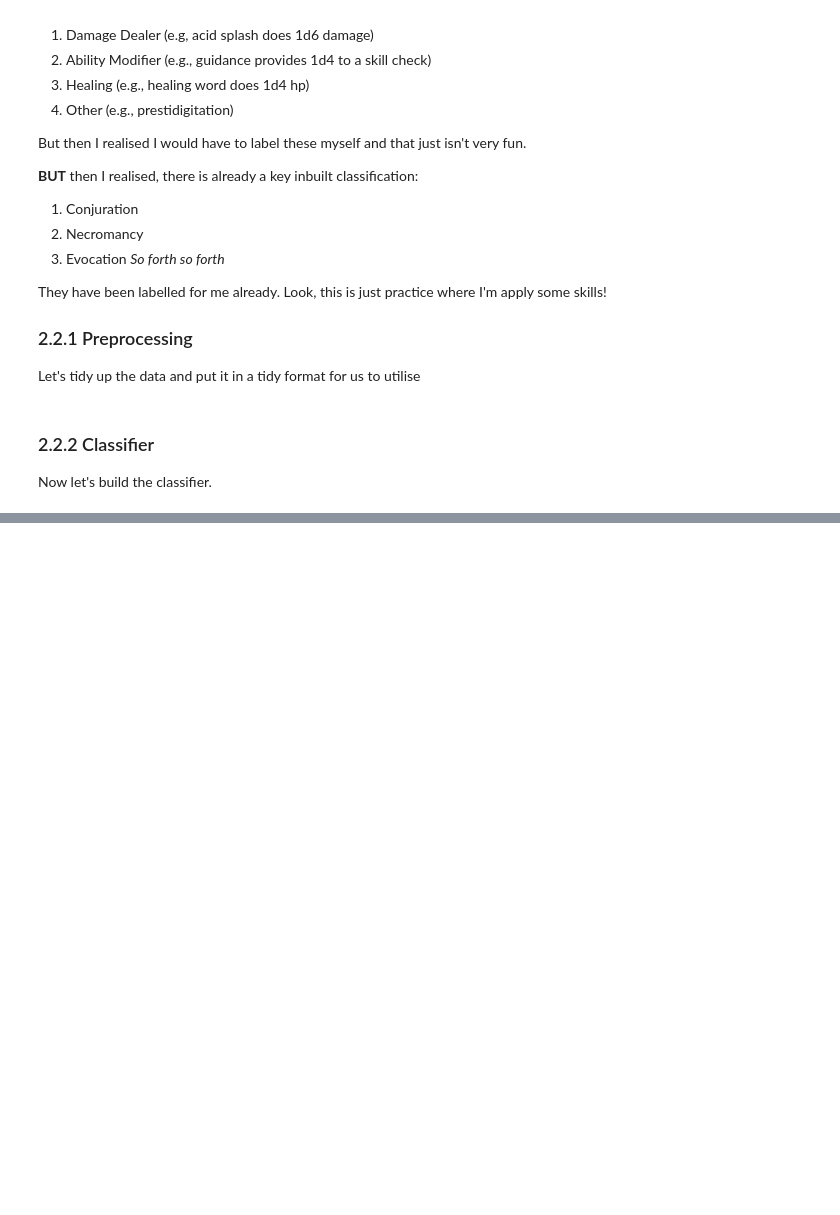
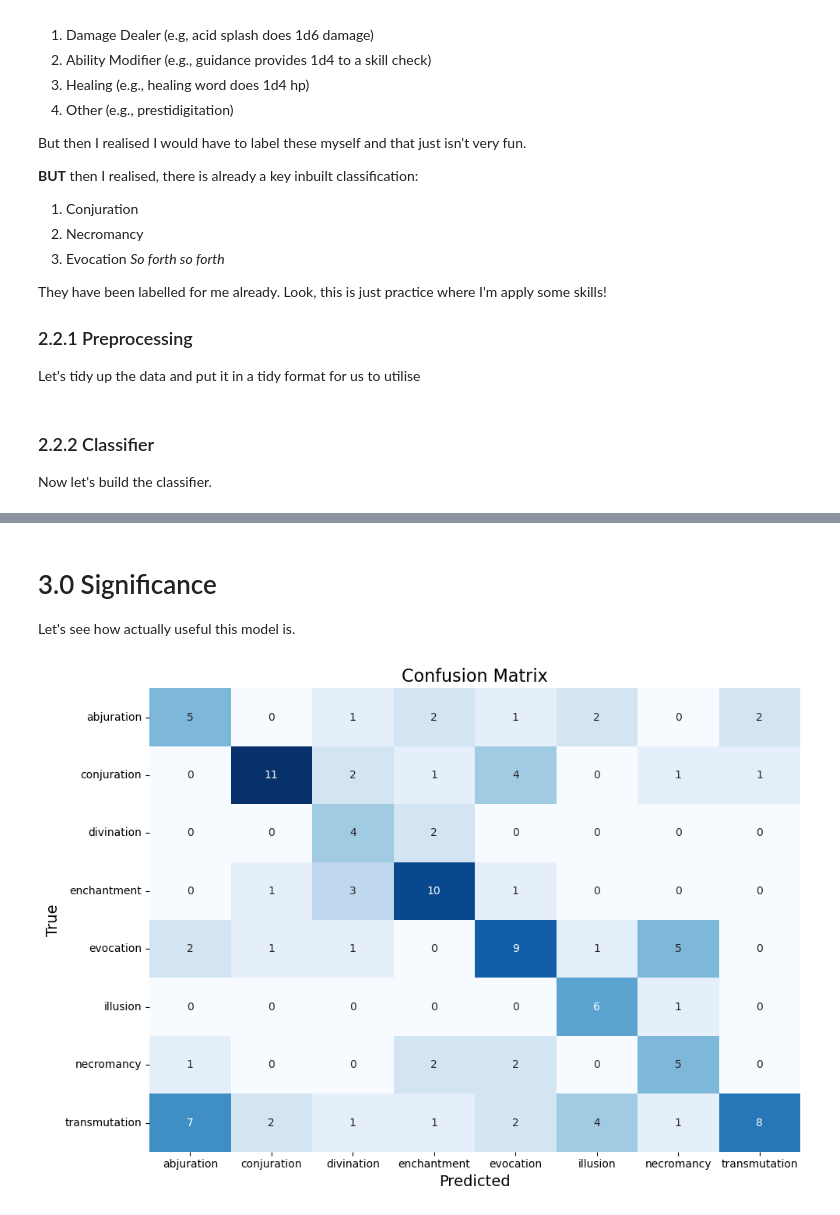
Before and after one commit to RoryThomas16/DND-Data-Scraper, a Jupyter notebook: DND Web Scraper.ipynb, the cells around one changed output, grey strips where cells are left out. Drawn from its saved outputs; the diff is of its cells as text; code cells hidden in the pictures; blank space fills up the shorter version.

Commit message:
Fixed fake spell test, and added significance testing

```diff
--- a/DND Web Scraper.ipynb
+++ b/DND Web Scraper.ipynb
@@ -268,3 +272,12 @@ Now let's build the classifier.
 tfidf = TfidfVectorizer(tokenizer=word_tokenize, stop_words=enhanced_stopwords, analyzer='word',token_pattern=r'[a-zA-Z]+')
 vectorized_train_reviews = tfidf.fit_transform(x_train)
 vectorized_test_reviews = tfidf.transform(x_test)
+# %%
+counts = Counter(y_train)
+print("Unbalanced", counts)
+
+smote = SMOTE() # Add new data to balance data sets
+vectorized_train_reviews_resampled, y_train_resampled = smote.fit_resample(vectorized_train_reviews, y_train)
+
+counts = Counter(y_train_resampled)
+print("Balanced", counts)
@@ -271,6 +287,6 @@ vectorized_test_reviews = tfidf.transform(x_test)
 # %%
 classifier = MultinomialNB()
-classifier.fit(vectorized_train_reviews,y_train)
+classifier.fit(vectorized_train_reviews_resampled,y_train_resampled)
 pred_class = classifier.predict(vectorized_test_reviews)
 accuracy = (pred_class == y_test).mean()
 print("Accuracy:", accuracy)
@@ -279,16 +295,11 @@ Accuracy: 0.49137931034482757
 # %%
 fake_spell = "Grant a 1d4 bonus dice to a person you see within 30ft for being a good egg"
-words = tokenizer.tokenize(fake_spell)
-useful_words = [word for word in words if word not in enhanced_stopwords]
-my_dict = dict([(word, True) for word in useful_words])
-prediction = classifier.classify(my_dict)
-prob_pred = classifier.prob_classify(my_dict)
+vectorised_fake_spell = tfidf.transform([fake_spell])
+prediction = classifier.predict(vectorised_fake_spell)
+pred_prob = classifier.predict_proba(vectorised_fake_spell)
 print("Predicted:", prediction, "\n")
 
-labels = prob_pred.samples()
-probs = [prob_pred.prob(label) for label in labels]
-
-prob_by_label = dict(zip(labels,probs))
+prob_by_label = dict(zip(labels,pred_prob[0]))
 print(prob_by_label)
 
 plt.figure(figsize=(10, 6))
@@ -306 +317,20 @@ Predicted: transmutation
 [figure]
+# %% [markdown]
+# 3.0 Significance
+Let's see how actually useful this model is.
+# %%
+def plot_confusion_matrix(y_true, y_pred):
+    cm = confusion_matrix(y_true, y_pred)
+    plt.figure(figsize=(10, 7))
+    sns.heatmap(cm, annot=True, fmt='d', cmap='Blues', cbar=False)
+    plt.xlabel('Predicted', fontsize=14)
+    plt.ylabel('True', fontsize=14)
+    plt.xticks([0.5 + i for i in range(8)], labels)
+    plt.yticks([0.5 + i for i in range(8)], labels, rotation=0)
+    plt.title('Confusion Matrix', fontsize=16)
+    plt.tight_layout()
+    plt.show()
+
+plot_confusion_matrix(y_test, pred_class)
+# %% [output]
+[figure, added]
```
Also changed, not shown: parts of 6 cells of this notebook.
